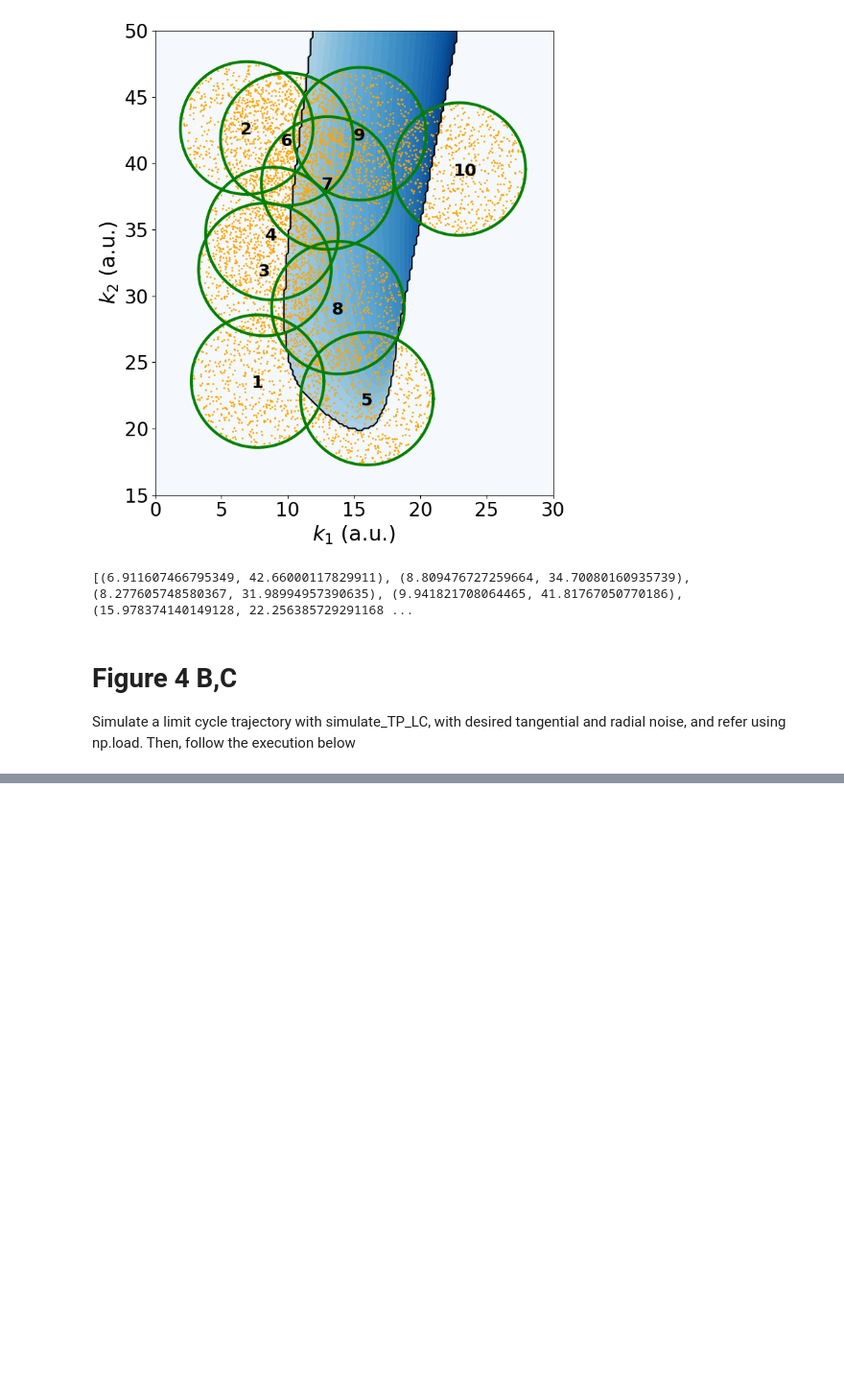
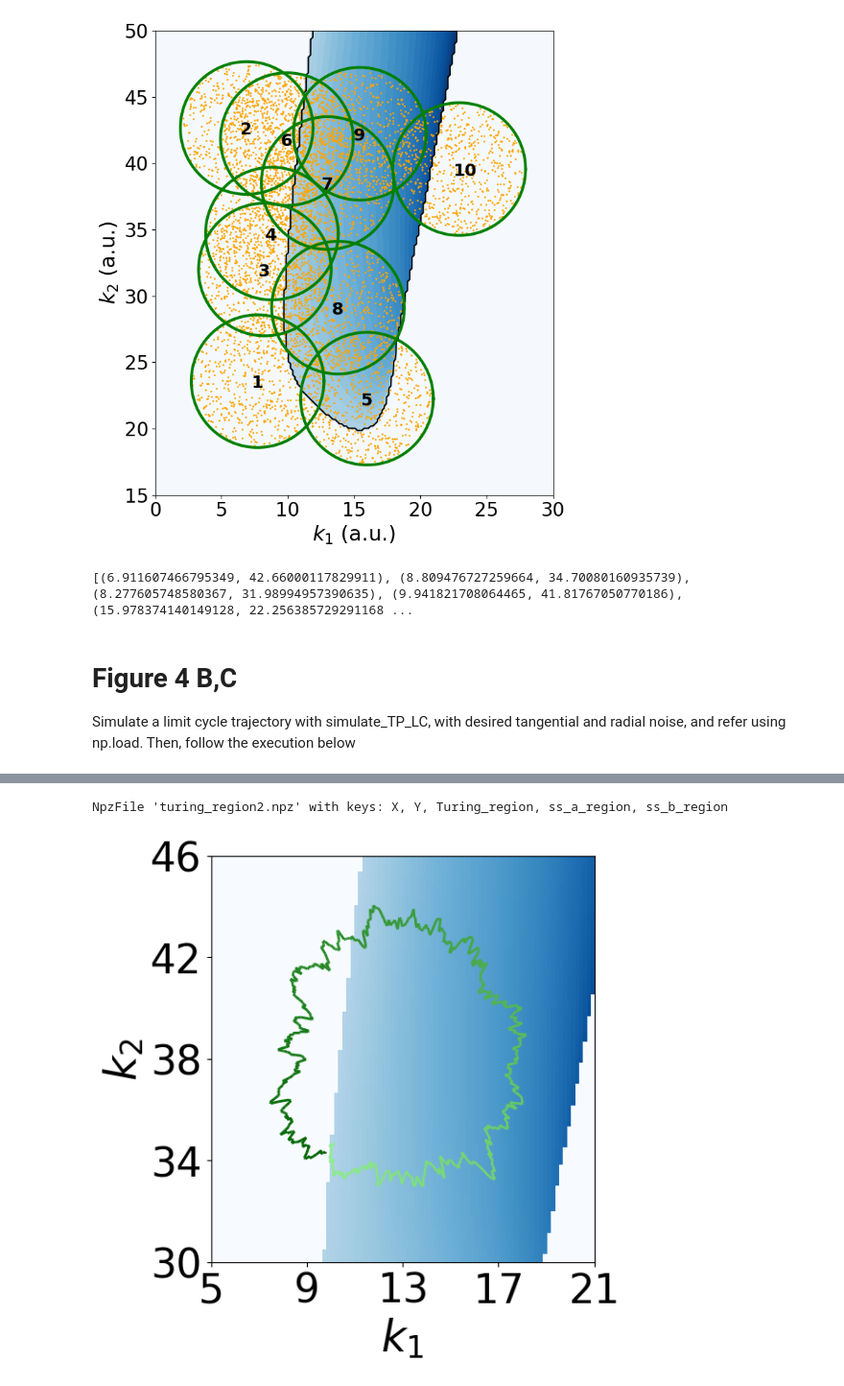
Before and after one commit to Endres-group/Limit-cycle-Turing-patterns, a Jupyter notebook: Figure_4.ipynb, the cells around one changed output, grey strips where cells are left out. Shown at 96% size. Saved outputs shown, nothing was run; the diff lists cells and outputs as text; code cells hidden in the pictures; blank space fills up the shorter version.

```diff
--- a/Figure_4.ipynb
+++ b/Figure_4.ipynb
@@ -1565,0 +1486,46 @@ plt.show()
+# %%
+data = np.load('turing_region.npz')
+X = data['X']
+Y = data['Y']
+Turing_region = data['Turing_region']
+
+# Load your data
+res = np.load('fig4_rad_noise_graph0.npz')
+x = res['k1']
+y = res['k2']
+
+# Create segments for LineCollection
+points = np.array([x, y]).T.reshape(-1, 1, 2)
+segments = np.concatenate([points[:-1], points[1:]], axis=1)
+
+# Create a colormap from lightgreen to darkgreen
+cmap = LinearSegmentedColormap.from_list("green_gradient", ["lightgreen", "darkgreen"])
+
+# Normalize the color along the line
+
+norm = Normalize(vmin=0, vmax=len(x))
+
+lc = LineCollection(segments, cmap=cmap, norm=norm)
+lc.set_array(np.arange(len(x)))
+lc.set_linewidth(2)
+
+fig, ax = plt.subplots(figsize = (6,6))
+ax.add_collection(lc)
+
+plt.pcolormesh(X, Y, Turing_region, shading="auto", cmap = 'Blues')
+
+ax.set_xlim(5, 21)
+ax.set_xlabel(r"$k_1$",fontsize = 34)
+ax.set_xticks([5, 9,13,  17, 21])
+
+ax.set_ylim(30, 46)
+ax.set_ylabel(r"$k_2$",fontsize = 34)
+
+ax.set_yticks([30, 34, 38, 42, 46])
+ax.tick_params(axis='both', labelsize=32)
+plt.tight_layout()
+plt.savefig('fig4_radial_noise')
+plt.show()
+# %% [output]
+NpzFile 'turing_region2.npz' with keys: X, Y, Turing_region, ss_a_region, ss_b_region
+[figure, added]
```
Also changed, not shown: parts of 3 cells of this notebook.
